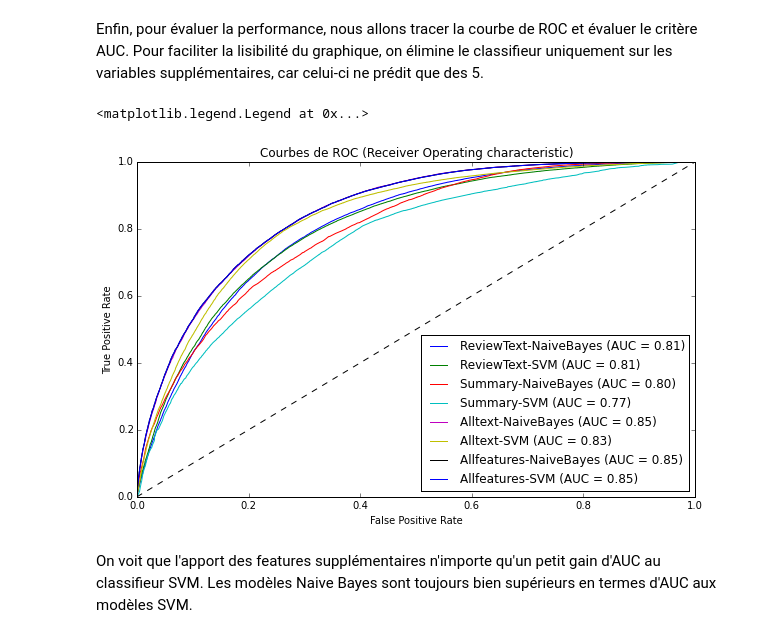
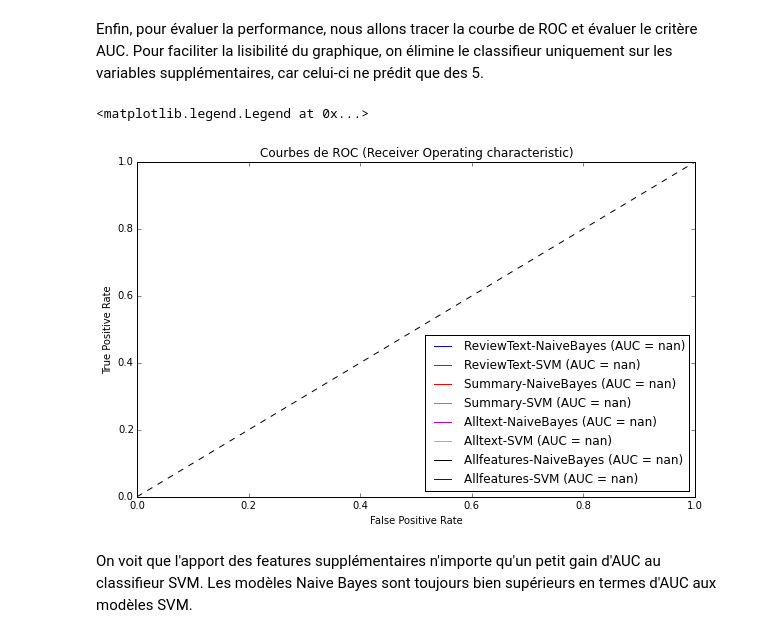
Before and after one commit to alexcombessie/ENSAE_Amazon-Review-Prediction, a Jupyter notebook: Projet Python - Amazon review data.ipynb, the cells around one changed output. Cells and saved outputs as stored; diff of their text form; code cells hidden in the pictures.

```diff
--- a/Projet Python - Amazon review data.ipynb
+++ b/Projet Python - Amazon review data.ipynb
@@ -328,13 +329,13 @@ print(X_test_countWords.shape)
 # %% [output]
 (100037, 2)
 # %%
-dic_test_weekdays = pd.DataFrame(X_test_otherfeatures["Weekday"]).to_dict('records')
+dic_test_weekdays = pd.DataFrame(df_test["Weekday"]).to_dict('records')
 X_test_weekdays = dic_vec.fit_transform(dic_test_weekdays)
 X_test_weekdays.shape
 # %% [output]
 (100037, 7)
 # %%
-dic_test_months = pd.DataFrame(X_test_otherfeatures["Month"]).to_dict('records')
+dic_test_months = pd.DataFrame(df_test["Month"]).to_dict('records')
 X_test_months = dic_vec.fit_transform(dic_test_months)
 X_test_months.shape
 # %% [output]
@@ -692,9 +683,9 @@ En étudiant les matrices de confusion obtenues, on voit qu'il est difficile de
 # %%
 def bin_transformation(x):
     if x==5:
-        return("5")
+        return("1")
     else:
-        return("1-4")
+        return("0")
 # %%
 y_train_bin=y_train.apply(bin_transformation).astype("category")
 y_test_bin=y_test.apply(bin_transformation).astype("category")
@@ -792,31 +783,31 @@ probas_bin_SVM_allfeatures = clf.predict_proba(X_test_allfeatures)[:,1]
 # %%
 %matplotlib inline
 matplotlib.rcParams['figure.figsize'] = (10, 6)
 from sklearn.metrics import roc_curve, auc
 probas = [probas_bin_NaiveBayes_reviewText,probas_bin_SVM_reviewText,
          probas_bin_NaiveBayes_summary, probas_bin_SVM_summary,
          probas_bin_NaiveBayes_alltext, probas_bin_SVM_alltext,
          probas_bin_NaiveBayes_allfeatures, probas_bin_SVM_allfeatures]
 labels=["ReviewText-NaiveBayes","ReviewText-SVM","Summary-NaiveBayes","Summary-SVM",
         "Alltext-NaiveBayes","Alltext-SVM","Allfeatures-NaiveBayes","Allfeatures-SVM"]
 fpr= [None] * len(probas)
 tpr=[None] * len(probas)
 thresholds=[None] * len(probas)
 roc_auc=[None] * len(probas)
 for i in range(len(probas)):
-    fpr[i], tpr[i], thresholds[i] = metrics.roc_curve(y_test_bin.ravel(), probas[i], pos_label="5")
+    fpr[i], tpr[i], thresholds[i] = sklearn.metrics.roc_curve(y_test_bin.ravel(), probas[i], pos_label="5")
     roc_auc[i]=auc(fpr[i],tpr[i])
     plt.plot(fpr[i], tpr[i], label=labels[i]+" (AUC = %0.2f)" % roc_auc[i])
 plt.plot([0, 1], [0, 1], 'k--')
 plt.xlim([0.0, 1.0])
 plt.ylim([0.0, 1.0])
 plt.xlabel('False Positive Rate')
 plt.ylabel('True Positive Rate')
 plt.title('Courbes de ROC (Receiver Operating characteristic)')
 plt.legend(loc="lower right")
 # %% [output]
 <matplotlib.legend.Legend at 0x...>
-[figure, old version]
+[figure, new version]
 # %% [markdown]
 On voit que l'apport des features supplémentaires n'importe qu'un petit gain d'AUC au classifieur SVM. Les modèles Naive Bayes sont toujours bien supérieurs en termes d'AUC aux modèles SVM.
 # %% [markdown]
```
Also changed, not shown: parts of 58 cells of this notebook.
